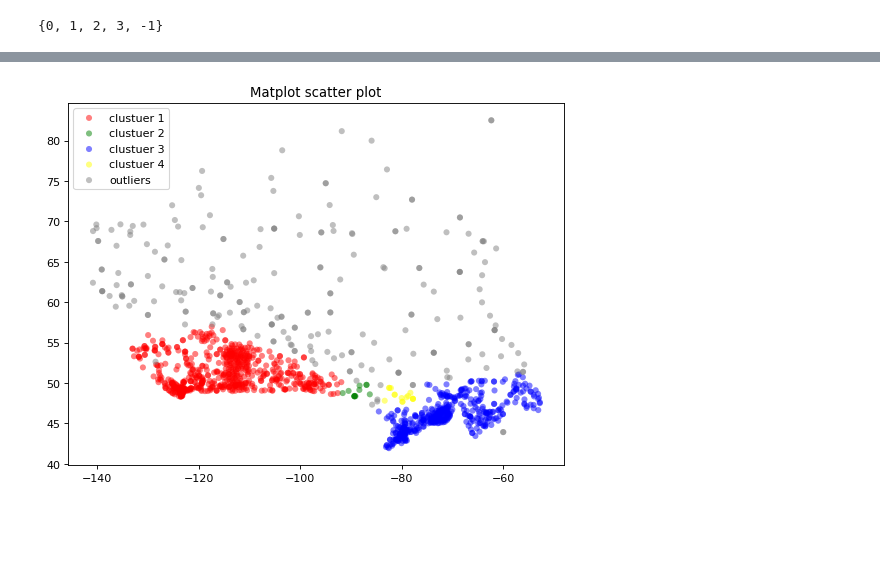
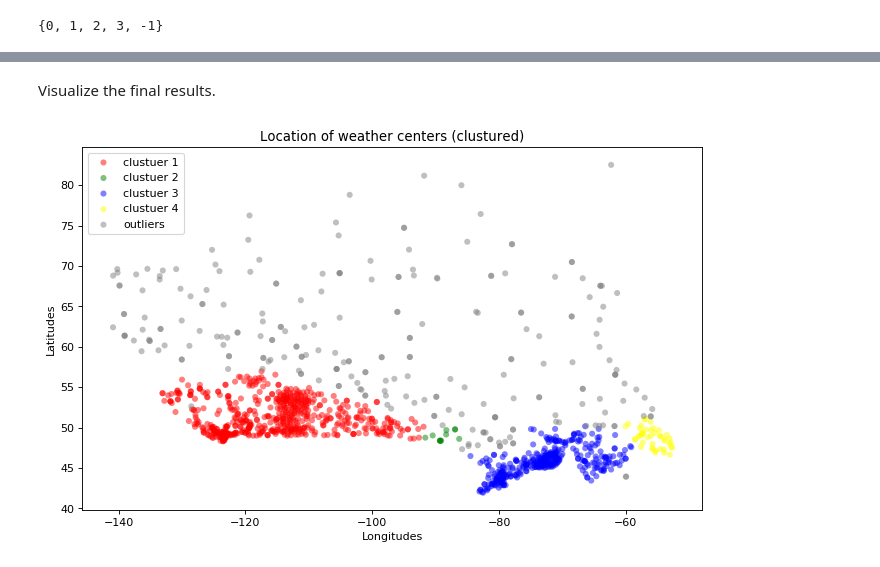
Before and after one commit to Thisun1997/DBSCAN, a Jupyter notebook: DBSCAN.ipynb, the cells around one changed output, grey strips where cells are left out. Saved outputs shown, nothing was run; the diff lists cells and outputs as text; code cells hidden in the pictures; blank space fills up the shorter version.

```diff
--- a/DBSCAN.ipynb
+++ b/DBSCAN.ipynb
@@ -29,3 +29,7 @@ df.head(5)
 | 3 | DISCOVERY ISLAND | 48.425 | -123.226 | BC | NaN | NaN | NaN | 12.5 | 0.0 | NaN | ... | ... |
 | 4 | DUNCAN KELVIN CREEK | 48.735 | -123.728 | BC | 7.7 | 2.0 | 3.4 | 14.5 | 2.0 | -1.0 | ... | ... |
 5 rows × 25 columns
+# %%
+df = df[pd.notnull(df["Tm"])]
+df = df.reset_index(drop=True)
+df.head(5)
@@ -74,6 +88,7 @@ from sklearn.preprocessing import StandardScaler
 sklearn.utils.check_random_state(1000)
 
 Clus_dataSet = new_df[['Long','Lat']]
+Clus_dataSet = np.nan_to_num(Clus_dataSet)
 Clus_dataSet = StandardScaler().fit_transform(Clus_dataSet)
 
 # Compute DBSCAN
@@ -105,5 +121,0 @@ vis_df = new_df
-# %%
-data = []
-for clust_num in set(labels):
-    x = new_df[new_df.clusture == clust_num]
-    data.append((np.array(x.Long),np.array(x.Lat)))
@@ -130,24 +122,28 @@ print(data[0])
+# %% [markdown]
+Visualize the final results.
 # %%
 data = []
 for clust_num in set(labels):
     sorted_ = new_df[new_df.clusture == clust_num]
     data.append((np.array(sorted_.Long),np.array(sorted_.Lat)))
 
 
 data = tuple(data)
 colors = ("red", "green", "blue", "yellow","grey")
 groups = ("clustuer 1", "clustuer 2", "clustuer 3", "clustuer 4","outliers")
 
 # # Create plot
-fig = plt.figure(figsize=(8, 6), dpi=80)
+fig = plt.figure(figsize=(10, 6), dpi=80)
 ax = fig.add_subplot(1, 1, 1)
 
 for data, color, group in zip(data, colors, groups):
     x, y = data
     ax.scatter(x, y, alpha=0.5, c=color, edgecolors='none', s=30, label=group)
 
-plt.title('Matplot scatter plot')
+plt.title('Location of weather centers (clustured)')
+plt.xlabel('Longitudes')
+plt.ylabel('Latitudes')
 plt.legend(loc=2)
 plt.show()
 # %% [output]
-[figure, old version]
+[figure, new version]
```
Also changed, not shown: parts of 11 cells of this notebook.
